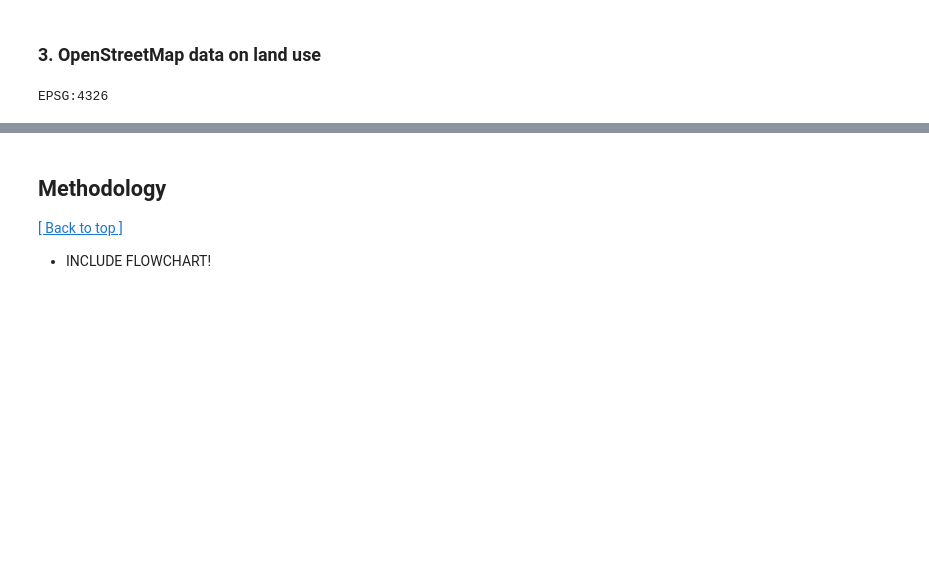
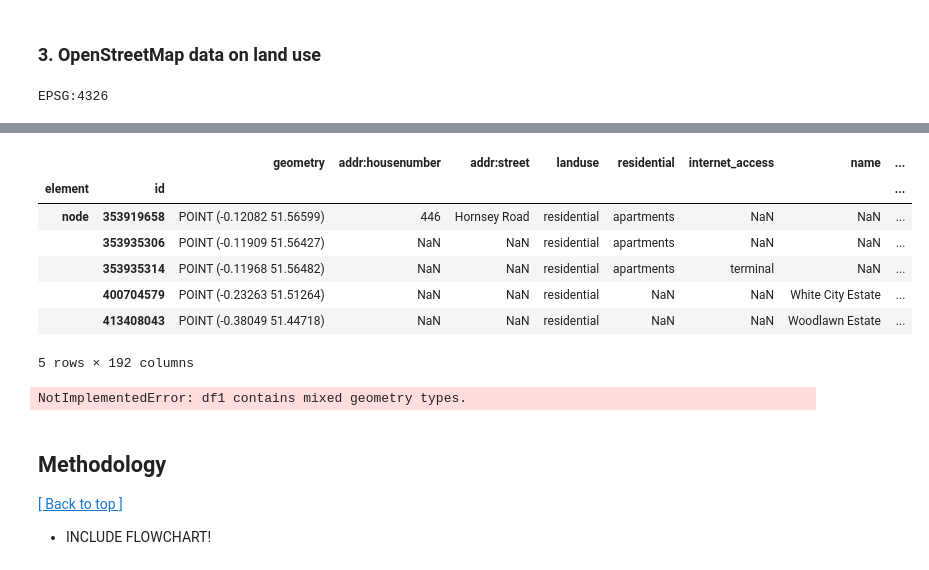
Before and after one commit to jyjylow/casa0006-assessment, a Jupyter notebook: CASA0006_Assessment.ipynb, the cells around one changed output, grey strips where cells are left out. Cells and saved outputs as stored; diff of their text form; code cells hidden in the pictures; blank space fills up the shorter version.

```diff
--- a/CASA0006_Assessment.ipynb
+++ b/CASA0006_Assessment.ipynb
@@ -244,11 +274,11 @@ print(gdf.crs)
 # %% [output]
 EPSG:4326
 # %%
-ward_geom = gdf.loc[gdf['GSS_CODE'] == "E05000405", "geometry"].values[0]
+# combining all LSOAs into a unified geometry for now
+london_geom = gdf.union_all()
 
-tags = {
-    'shop': True,           # retail shops
-}
+# defining tags to extract. I'm interested in finding out the residential and commercial densities of LSOAs.
+tags = {"landuse": ["residential", "commercial"]}
 
-pois = ox.features_from_polygon(ward_geom, tags)
-pois
+# extracting pois from OSM
+landuse_gdf = ox.features_from_polygon(london_geom, tags)
@@ -265,3 +285,25 @@ pois
+# %%
+landuse_gdf.head()
+# %% [output]
+|  |  | geometry | addr:housenumber | addr:street | landuse | residential | internet_access | name | ... |
+| element | id |  |  |  |  |  |  |  | ... |
+| node | 353919658 | POINT (-0.12082 51.56599) | 446 | Hornsey Road | residential | apartments | NaN | NaN | ... |
+|  | 353935306 | POINT (-0.11909 51.56427) | NaN | NaN | residential | apartments | NaN | NaN | ... |
+|  | 353935314 | POINT (-0.11968 51.56482) | NaN | NaN | residential | apartments | terminal | NaN | ... |
+|  | 400704579 | POINT (-0.23263 51.51264) | NaN | NaN | residential | NaN | NaN | White City Estate | ... |
+|  | 413408043 | POINT (-0.38049 51.44718) | NaN | NaN | residential | NaN | NaN | Woodlawn Estate | ... |
+5 rows × 192 columns
+# %%
+# intersecting extracted OSM data on residential & commercial land use with LSOA boundaries
+
+residential = landuse_gdf[landuse_gdf["landuse"] == "residential"]
+commercial = landuse_gdf[landuse_gdf["landuse"] == "commercial"]
+
+# intersecting with LSOAs
+res_lsoas = gpd.overlay(residential, gdf, how = "intersection")
+com_lsoas = gpd.overlay(commercial, gdf, how = "intersection")
+# %% [output]
+NotImplementedError: df1 contains mixed geometry types.
 # %% [markdown]
 ## Methodology
 [[ Back to top ]](#Table-of-contents)
```
Also changed, not shown: parts of 16 cells of this notebook, 26 other files.
